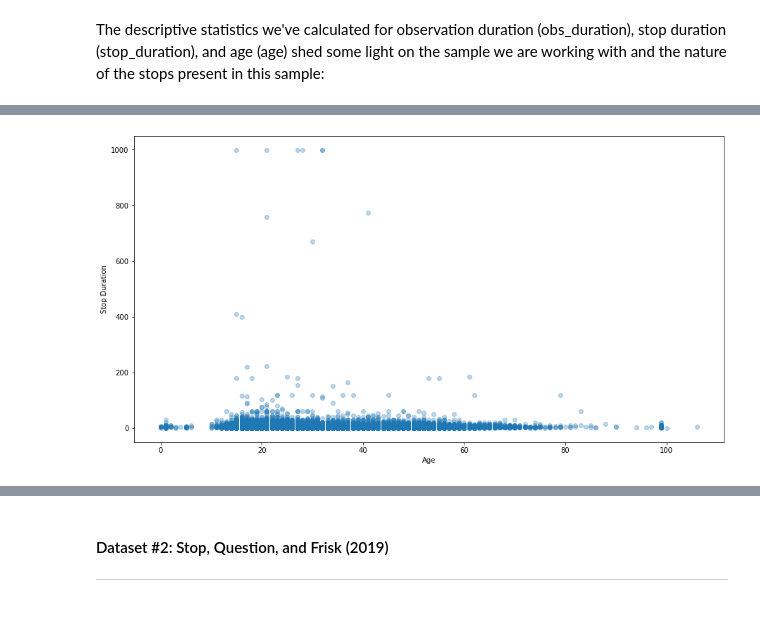
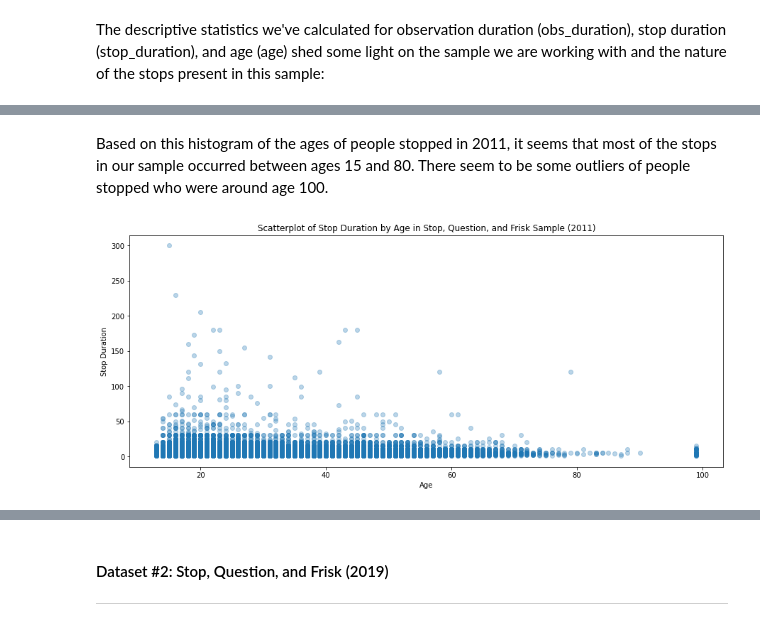
Before and after one commit to leajv123/Data-Science-Project-2950-, a Jupyter notebook: dataSciFinalProjectFINAL.ipynb, the cells around one changed output, grey strips where cells are left out. Cells and saved outputs as stored; diff of their text form; code cells hidden in the pictures.

```diff
--- a/dataSciFinalProjectFINAL.ipynb
+++ b/dataSciFinalProjectFINAL.ipynb
@@ -92,0 +98,7 @@ sum(sqf2011_copy7['crime_sus'] == 11)
+# %%
+curr_race_codes = ['', 'A', 'B', 'I', 'P', 'Q', 'W', 'X', 'Z', 'U']
+new_race_codes = ['UNKNOWN', 'ASIAN/PACIFIC ISLANDER', 'BLACK', 'AMERICAN INDIAN/ALASKAN NATIVE', 'BLACK HISPANIC', 'WHITE HISPANIC', 'WHITE', 'UNKNOWN', 'UNKNOWN', 'UNKNOWN']
+
+sqf2011_copy10 = sqf2011_copy9.copy()
+
+sqf2011_copy10['race'] = sqf2011_copy9.race.replace(to_replace = curr_race_codes, value = new_race_codes)
@@ -92,0 +107,7 @@ sum(sqf2011_copy7['crime_sus'] == 11)
+# %%
+curr_sex_codes = ['M', 'F', 'Z']
+new_sex_codes = ['MALE', 'FEMALE', 'UNKNOWN']
+
+sqf2011_copy11 = sqf2011_copy10.copy()
+
+sqf2011_copy11['sex'] = sqf2011_copy10.sex.replace(to_replace = curr_sex_codes, value = new_sex_codes)
@@ -93,7 +116,13 @@ sum(sqf2011_copy7['crime_sus'] == 11)
+# %%
+sqf2011_copy12 = sqf2011_copy11.sort_values(by = 'obs_duration', ascending = False)
+sqf2011_copy13 = sqf2011_copy12.loc[sqf2011_copy6['obs_duration'] < 999]
+
+sqf2011_copy14 = sqf2011_copy13.sort_values(by = 'stop_duration', ascending = False)
+sqf2011_copy15 = sqf2011_copy14.loc[sqf2011_copy6['stop_duration'] < 999]
 # %% [markdown]
 Now, take a random sample of 0.10 (10% of the dataset).
 # %%
-sqf2011_sample = sqf2011_copy7.sample(frac = 0.10)
+sqf2011_sample = sqf2011_copy15.sample(frac = 0.10)
 sqf2011_sample = sqf2011_sample.reset_index(drop=True)
 # %% [markdown]
 Now that we are working with a sample, it will be easier to prep each column for analysis. First, convert each column with Yes / No data to boolean values to make it easier to analyze.
@@ -775,8 +812,11 @@ The average age of people who were stopped is 28, with a standard deviation of 1
+# %% [markdown]
+Based on this histogram of the ages of people stopped in 2011, it seems that most of the stops in our sample occurred between ages 15 and 80. There seem to be some outliers of people stopped who were around age 100.
 # %%
-plt.figure(figsize=(15,8))
+plt.figure(figsize=(15,6))
 plt.scatter(sqf2011_final['age'], sqf2011_final['stop_duration'], alpha = 0.3)
 plt.xlabel('Age')
 plt.ylabel('Stop Duration')
+plt.title('Scatterplot of Stop Duration by Age in Stop, Question, and Frisk Sample (2011)')
 plt.show()
 # %% [output]
-[figure, old version]
+[figure, new version]
```
Also changed, not shown: parts of 39 cells of this notebook.
